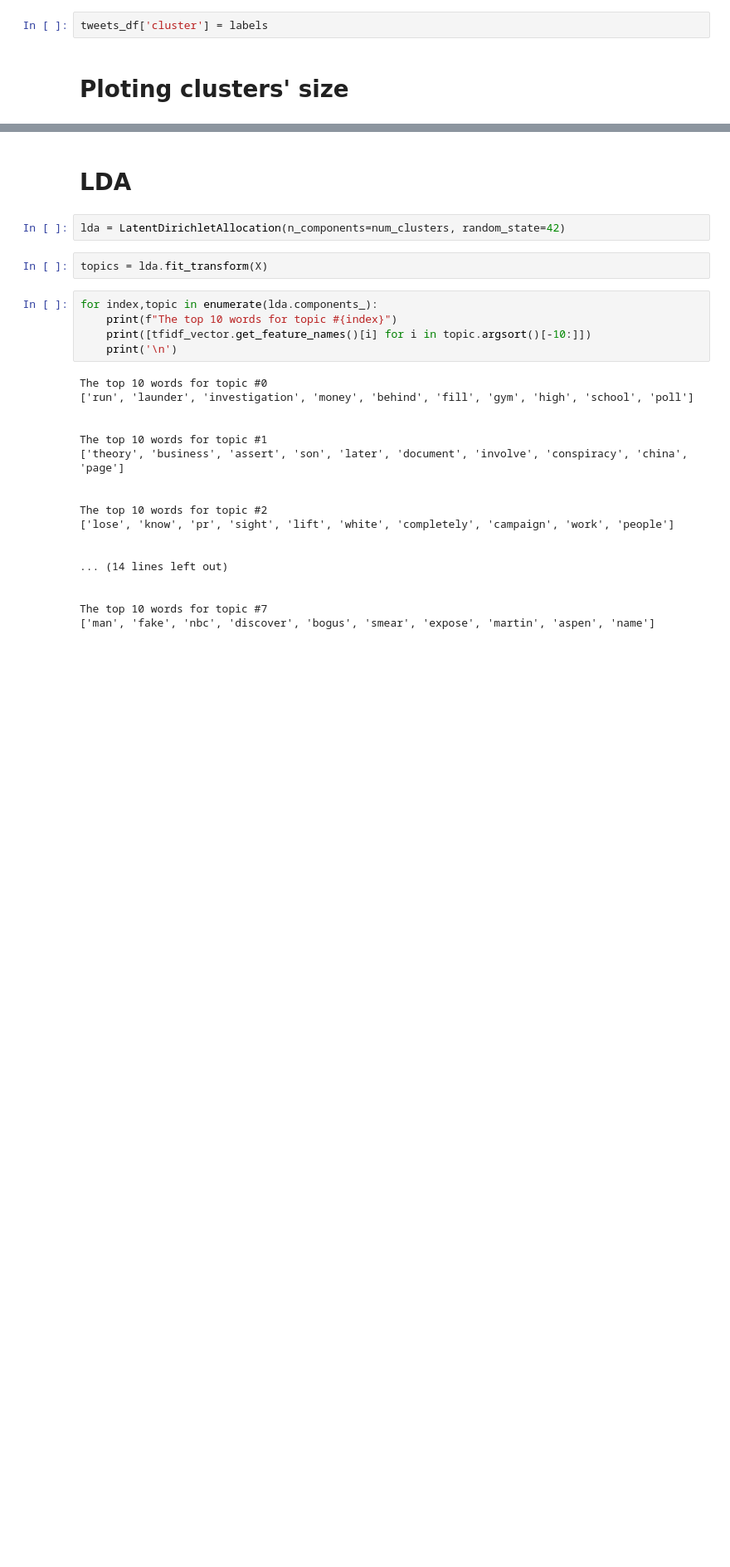
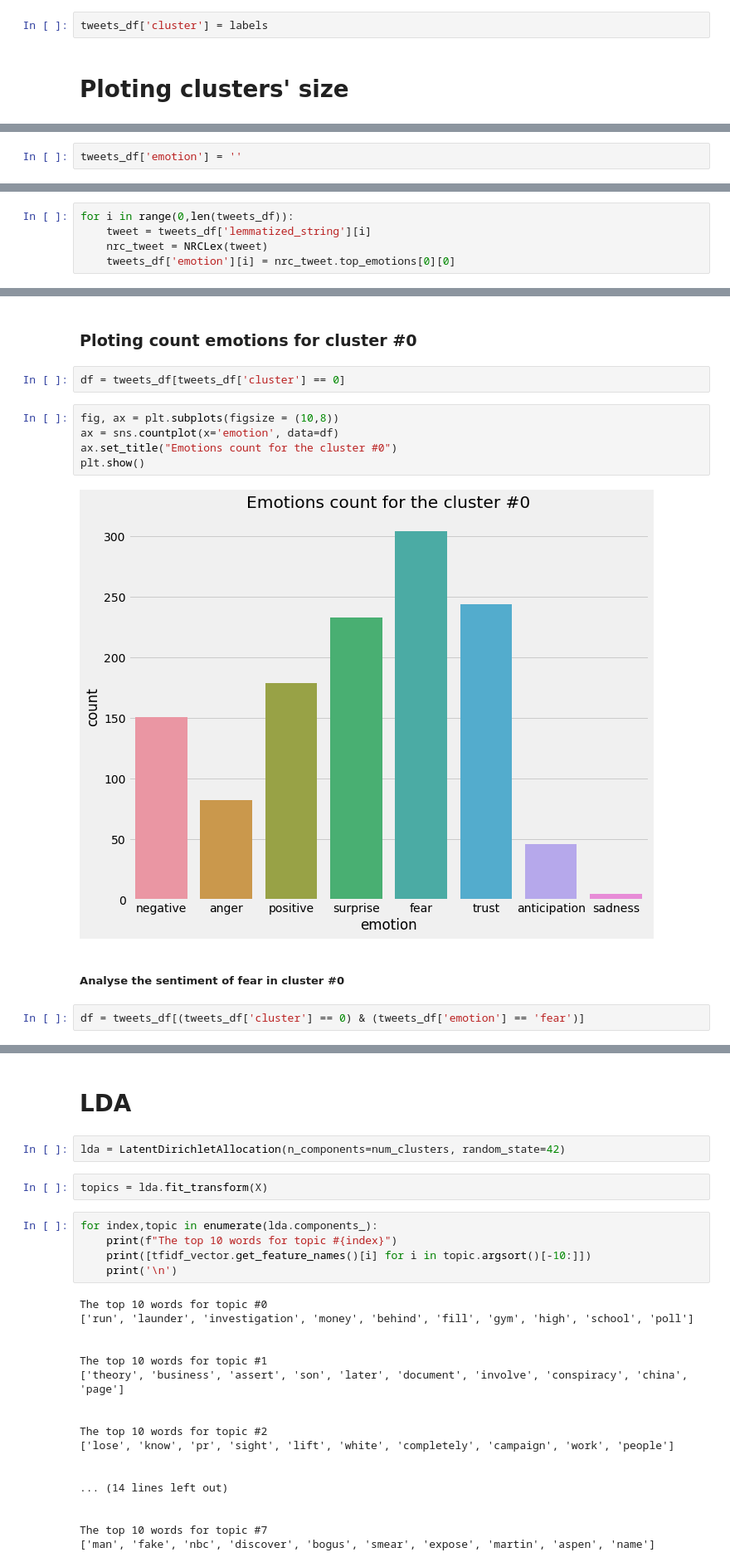
Before and after one commit to kmoulosiotis/Twitter-Sentiment-Analysis, a Jupyter notebook: NLP_USA_Elections_2020_clustering.ipynb, the cells around one changed output, grey strips where cells are left out. Shown at 83% size. Drawn from its saved outputs; the diff is of its cells as text; blank space fills up the shorter version.

```diff
--- a/NLP_USA_Elections_2020_clustering.ipynb
+++ b/NLP_USA_Elections_2020_clustering.ipynb
@@ -225,0 +311,2 @@ plt.show()
+# %%
+tweets_df['emotion'] = ''
@@ -225,0 +329,5 @@ plt.show()
+# %%
+for i in range(0,len(tweets_df)):
+    tweet = tweets_df['lemmatized_string'][i]
+    nrc_tweet = NRCLex(tweet)
+    tweets_df['emotion'][i] = nrc_tweet.top_emotions[0][0]
@@ -225,0 +348,15 @@ plt.show()
+# %% [markdown]
+### Ploting count emotions for cluster #0
+# %%
+df = tweets_df[tweets_df['cluster'] == 0]
+# %%
+fig, ax = plt.subplots(figsize = (10,8))
+ax = sns.countplot(x='emotion', data=df)
+ax.set_title("Emotions count for the cluster #0")
+plt.show()
+# %% [output]
+[figure, added]
+# %% [markdown]
+##### Analyse the sentiment of fear in cluster #0
+# %%
+df = tweets_df[(tweets_df['cluster'] == 0) & (tweets_df['emotion'] == 'fear')]
```
Also changed, not shown: parts of 32 cells of this notebook, 2 other files.
